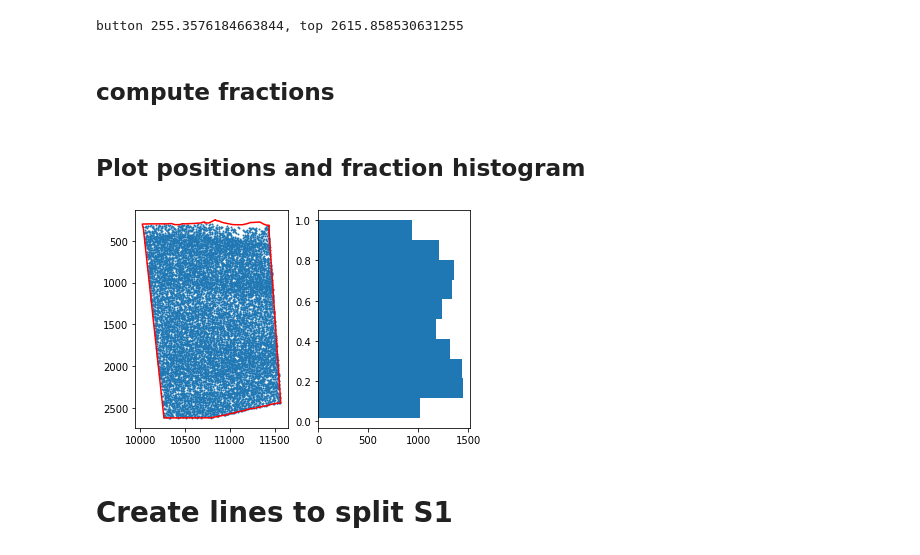
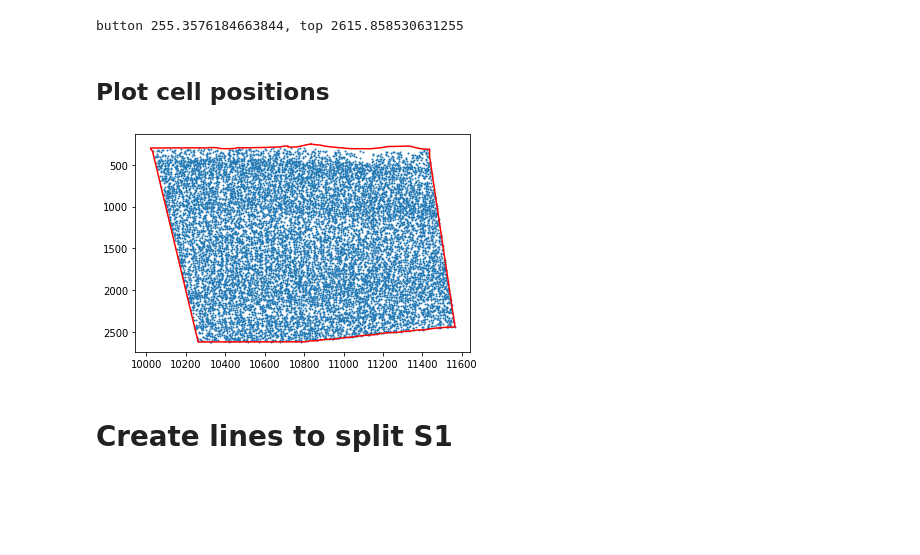
Before and after one commit to jacquemi-bbp/rat_sscx_nissl_analysis, a Jupyter notebook: notebook/rat_SSCX_Nissl_processing.ipynb, the cells around one changed output. Saved outputs shown, nothing was run; the diff lists cells and outputs as text; code cells hidden in the pictures; blank space fills up the shorter version.

```diff
--- a/notebook/rat_SSCX_Nissl_processing.ipynb
+++ b/notebook/rat_SSCX_Nissl_processing.ipynb
@@ -17,8 +17,7 @@ from shapely.geometry import Point, LineString, Polygon
 ## Convert QuPath Cell detection data to pandas
 #### 404_cell_position.txt are created thanks to QuPath script: export-annotation_geojson.groovy
 # %%
-input_file = '../Results/404_cell_position.txt'
-
+input_file = '../Results/404_1_cell_position.txt'
 wb = openpyxl.Workbook()
 ws = wb.worksheets[0]
 
@@ -76,4 +75,2 @@ nb_slice = 10
 # %% [output]
 button 255.3576184663844, top 2615.858530631255
-# %% [markdown]
-## compute fractions
@@ -85,12 +77,9 @@ for index, point in enumerate(cells_centroid_y):
 # %% [markdown]
-## Plot positions and fraction histogram
+## Plot cell positions
 # %%
-plt.subplot(121)
 plt.gca().invert_yaxis()
 plt.plot(s1_coordinates[:,0], s1_coordinates[:,1], 'r')
 _ = plt.scatter(cells_centroid_x, cells_centroid_y, s=1)
-plt.subplot(122)
-fract_hist = plt.hist(fractions, nb_slice, orientation='horizontal')
 # %% [output]
-[figure, old version]
+[figure, new version]
 # %%
```
Also changed, not shown: parts of 10 cells of this notebook, 2 other files.
